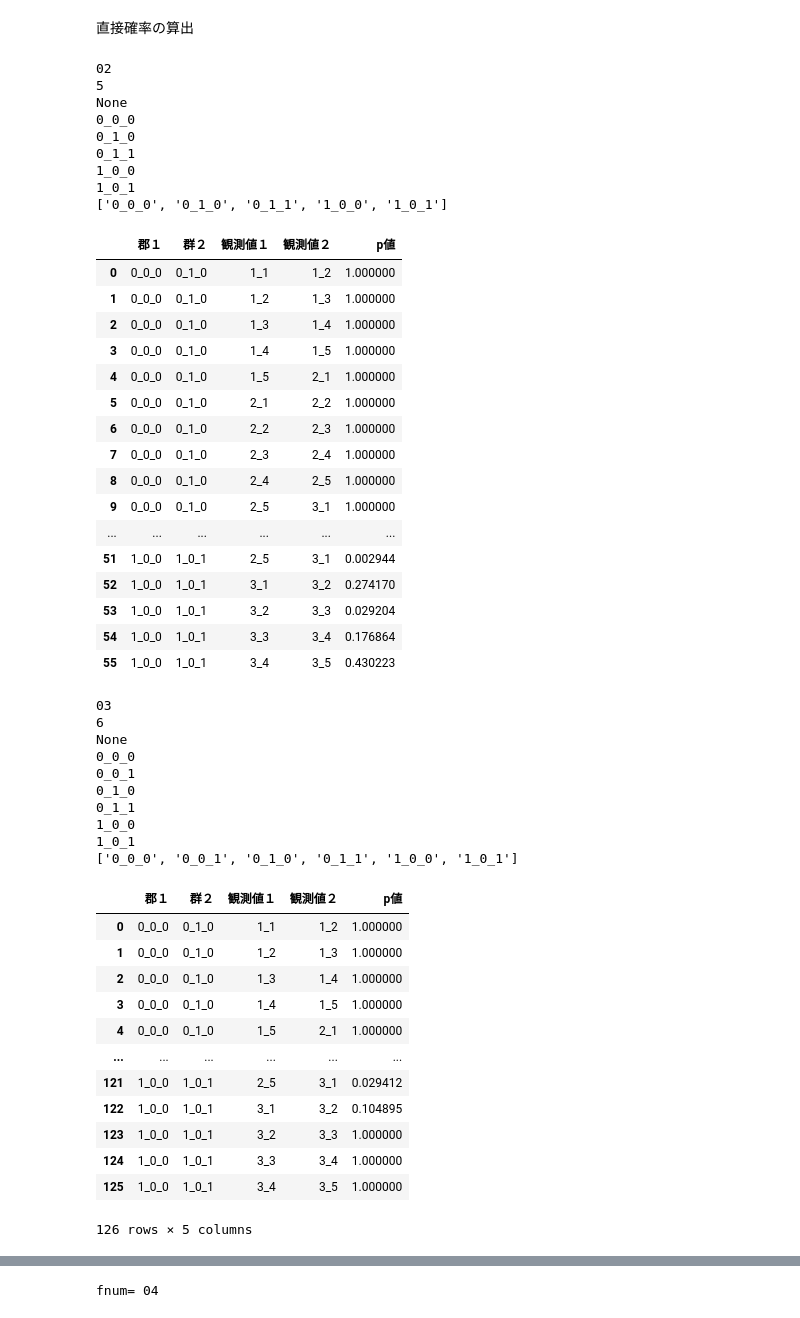
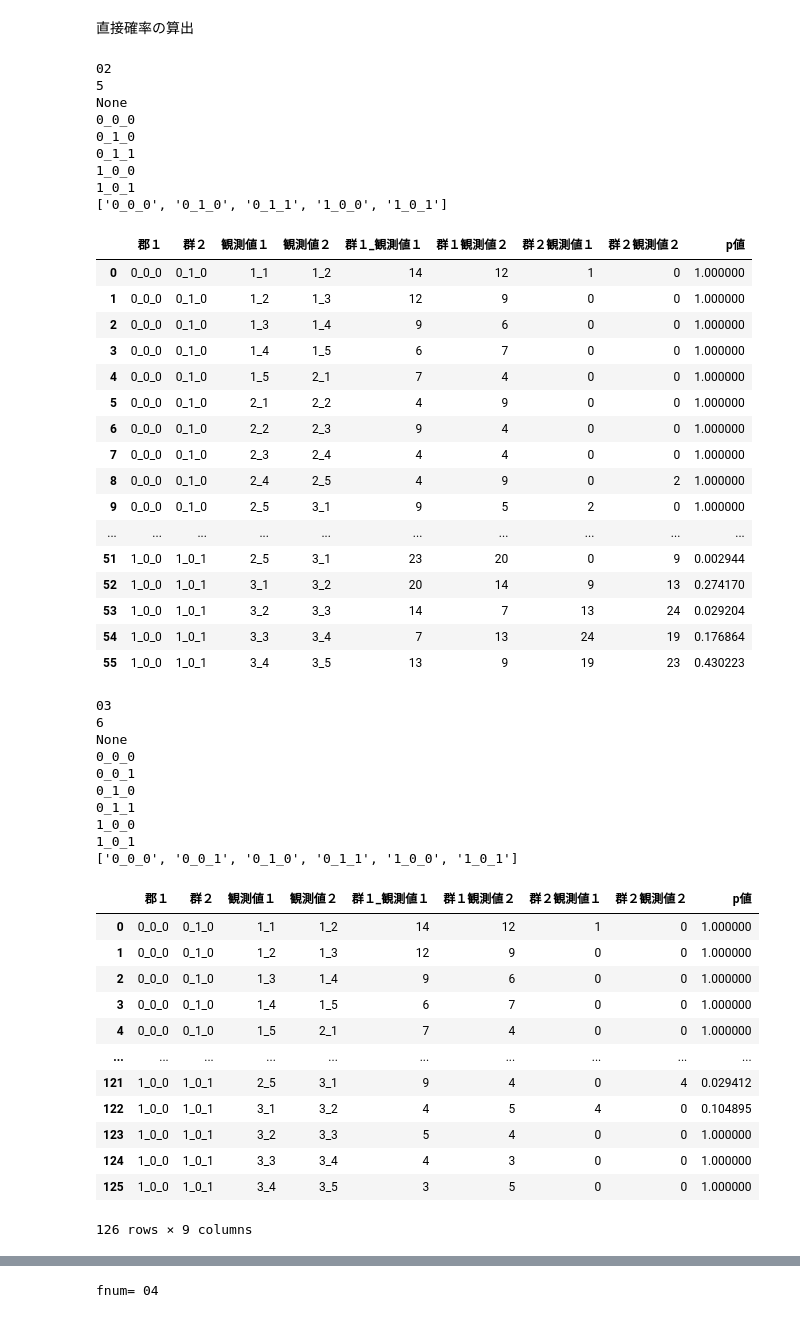
Before and after one commit to DaichiIto0805/monsakun_strategy, a Jupyter notebook: 関係文戦略.ipynb, the cells around one changed output, grey strips where cells are left out. Drawn from its saved outputs; the diff is of its cells as text; code cells hidden in the pictures.

```diff
--- a/関係文戦略.ipynb
+++ b/関係文戦略.ipynb
@@ -205,7 +205,7 @@ log_check\monsakun_log_check_r_s05.csv InputID_q_05.csv
 直接確率の算出
 # %%
 files = glob.glob('first_check/r_s_f_first_check_do_all_no_sum_??.csv')
-e_data = pd.DataFrame(columns = ['郡１','群２','観測値１','観測値２','p値'])
+e_data = pd.DataFrame(columns = ['郡１','群２','観測値１','観測値２','群１_観測値１','群１観測値２','群２観測値１','群２観測値２','p値'])
 for file in files:
   fnum = re.sub(r"\D","",file)
   print(fnum)
@@ -213,51 +213,51 @@ for file in files:
   print(print(len(df.index)))
   df2 = df.index
   df_index = []
   for element in df2:
     element = '_'.join(map(str,element))
     df_index.append(element)
     print(element)
   print(df_index)
   for i in range(len(df)-1):
     for j in range(len(df.columns)-1):
       data = [[df.iloc[i,j],df.iloc[i,j+1]],[df.iloc[i+1,j],df.iloc[i+1,j+1]]]
       # print(data)
       # print(df.index.values[i],df.columns.values[j],stats.fisher_exact(data)[1])
-      tmp_se = pd.Series([df_index[i],df_index[i+1],str(df.columns[j]),str(df.columns[j+1]),stats.fisher_exact(data)[1]],index=e_data.columns)
+      tmp_se = pd.Series([df_index[i],df_index[i+1],str(df.columns[j]),str(df.columns[j+1]),df.iloc[i,j],df.iloc[i,j+1],df.iloc[i+1,j],df.iloc[i+1,j+1],stats.fisher_exact(data)[1]],index=e_data.columns)
       tmp_seT = tmp_se.T
       e_data = e_data.append(tmp_se,ignore_index=True)
       # e_data = pd.concat([e_data,tmp_se],axis=1)
       # print(list(itertools.chain.from_iterable(data)))
   display(e_data)
   e_data.to_csv('exact_data/exact_data_'+str(fnum)+'.csv')
   # print(df.index[1])
 # %% [output]
 02
 5
 None
 0_0_0
 0_1_0
 0_1_1
 1_0_0
 1_0_1
 ['0_0_0', '0_1_0', '0_1_1', '1_0_0', '1_0_1']
-|  | 郡１ | 群２ | 観測値１ | 観測値２ | p値 |
-| 0 | 0_0_0 | 0_1_0 | 1_1 | 1_2 | 1.000000 |
-| 1 | 0_0_0 | 0_1_0 | 1_2 | 1_3 | 1.000000 |
-| 2 | 0_0_0 | 0_1_0 | 1_3 | 1_4 | 1.000000 |
-| 3 | 0_0_0 | 0_1_0 | 1_4 | 1_5 | 1.000000 |
-| 4 | 0_0_0 | 0_1_0 | 1_5 | 2_1 | 1.000000 |
-| 5 | 0_0_0 | 0_1_0 | 2_1 | 2_2 | 1.000000 |
-| 6 | 0_0_0 | 0_1_0 | 2_2 | 2_3 | 1.000000 |
-| 7 | 0_0_0 | 0_1_0 | 2_3 | 2_4 | 1.000000 |
-| 8 | 0_0_0 | 0_1_0 | 2_4 | 2_5 | 1.000000 |
-| 9 | 0_0_0 | 0_1_0 | 2_5 | 3_1 | 1.000000 |
-| ... | ... | ... | ... | ... | ... |
-| 51 | 1_0_0 | 1_0_1 | 2_5 | 3_1 | 0.002944 |
-| 52 | 1_0_0 | 1_0_1 | 3_1 | 3_2 | 0.274170 |
-| 53 | 1_0_0 | 1_0_1 | 3_2 | 3_3 | 0.029204 |
-| 54 | 1_0_0 | 1_0_1 | 3_3 | 3_4 | 0.176864 |
-| 55 | 1_0_0 | 1_0_1 | 3_4 | 3_5 | 0.430223 |
+|  | 郡１ | 群２ | 観測値１ | 観測値２ | 群１_観測値１ | 群１観測値２ | 群２観測値１ | 群２観測値２ | p値 |
+| 0 | 0_0_0 | 0_1_0 | 1_1 | 1_2 | 14 | 12 | 1 | 0 | 1.000000 |
+| 1 | 0_0_0 | 0_1_0 | 1_2 | 1_3 | 12 | 9 | 0 | 0 | 1.000000 |
+| 2 | 0_0_0 | 0_1_0 | 1_3 | 1_4 | 9 | 6 | 0 | 0 | 1.000000 |
+| 3 | 0_0_0 | 0_1_0 | 1_4 | 1_5 | 6 | 7 | 0 | 0 | 1.000000 |
+| 4 | 0_0_0 | 0_1_0 | 1_5 | 2_1 | 7 | 4 | 0 | 0 | 1.000000 |
+| 5 | 0_0_0 | 0_1_0 | 2_1 | 2_2 | 4 | 9 | 0 | 0 | 1.000000 |
+| 6 | 0_0_0 | 0_1_0 | 2_2 | 2_3 | 9 | 4 | 0 | 0 | 1.000000 |
+| 7 | 0_0_0 | 0_1_0 | 2_3 | 2_4 | 4 | 4 | 0 | 0 | 1.000000 |
+| 8 | 0_0_0 | 0_1_0 | 2_4 | 2_5 | 4 | 9 | 0 | 2 | 1.000000 |
+| 9 | 0_0_0 | 0_1_0 | 2_5 | 3_1 | 9 | 5 | 2 | 0 | 1.000000 |
+| ... | ... | ... | ... | ... | ... | ... | ... | ... | ... |
+| 51 | 1_0_0 | 1_0_1 | 2_5 | 3_1 | 23 | 20 | 0 | 9 | 0.002944 |
+| 52 | 1_0_0 | 1_0_1 | 3_1 | 3_2 | 20 | 14 | 9 | 13 | 0.274170 |
+| 53 | 1_0_0 | 1_0_1 | 3_2 | 3_3 | 14 | 7 | 13 | 24 | 0.029204 |
+| 54 | 1_0_0 | 1_0_1 | 3_3 | 3_4 | 7 | 13 | 24 | 19 | 0.176864 |
+| 55 | 1_0_0 | 1_0_1 | 3_4 | 3_5 | 13 | 9 | 19 | 23 | 0.430223 |
 03
 6
 None
@@ -268,19 +268,19 @@ None
 1_0_0
 1_0_1
 ['0_0_0', '0_0_1', '0_1_0', '0_1_1', '1_0_0', '1_0_1']
-|  | 郡１ | 群２ | 観測値１ | 観測値２ | p値 |
-| 0 | 0_0_0 | 0_1_0 | 1_1 | 1_2 | 1.000000 |
-| 1 | 0_0_0 | 0_1_0 | 1_2 | 1_3 | 1.000000 |
-| 2 | 0_0_0 | 0_1_0 | 1_3 | 1_4 | 1.000000 |
-| 3 | 0_0_0 | 0_1_0 | 1_4 | 1_5 | 1.000000 |
-| 4 | 0_0_0 | 0_1_0 | 1_5 | 2_1 | 1.000000 |
-| ... | ... | ... | ... | ... | ... |
-| 121 | 1_0_0 | 1_0_1 | 2_5 | 3_1 | 0.029412 |
-| 122 | 1_0_0 | 1_0_1 | 3_1 | 3_2 | 0.104895 |
-| 123 | 1_0_0 | 1_0_1 | 3_2 | 3_3 | 1.000000 |
-| 124 | 1_0_0 | 1_0_1 | 3_3 | 3_4 | 1.000000 |
-| 125 | 1_0_0 | 1_0_1 | 3_4 | 3_5 | 1.000000 |
+|  | 郡１ | 群２ | 観測値１ | 観測値２ | 群１_観測値１ | 群１観測値２ | 群２観測値１ | 群２観測値２ | p値 |
+| 0 | 0_0_0 | 0_1_0 | 1_1 | 1_2 | 14 | 12 | 1 | 0 | 1.000000 |
+| 1 | 0_0_0 | 0_1_0 | 1_2 | 1_3 | 12 | 9 | 0 | 0 | 1.000000 |
+| 2 | 0_0_0 | 0_1_0 | 1_3 | 1_4 | 9 | 6 | 0 | 0 | 1.000000 |
+| 3 | 0_0_0 | 0_1_0 | 1_4 | 1_5 | 6 | 7 | 0 | 0 | 1.000000 |
+| 4 | 0_0_0 | 0_1_0 | 1_5 | 2_1 | 7 | 4 | 0 | 0 | 1.000000 |
+| ... | ... | ... | ... | ... | ... | ... | ... | ... | ... |
+| 121 | 1_0_0 | 1_0_1 | 2_5 | 3_1 | 9 | 4 | 0 | 4 | 0.029412 |
+| 122 | 1_0_0 | 1_0_1 | 3_1 | 3_2 | 4 | 5 | 4 | 0 | 0.104895 |
+| 123 | 1_0_0 | 1_0_1 | 3_2 | 3_3 | 5 | 4 | 0 | 0 | 1.000000 |
+| 124 | 1_0_0 | 1_0_1 | 3_3 | 3_4 | 4 | 3 | 0 | 0 | 1.000000 |
+| 125 | 1_0_0 | 1_0_1 | 3_4 | 3_5 | 3 | 5 | 0 | 0 | 1.000000 |
-126 rows × 5 columns
+126 rows × 9 columns
 04
 6
 None
```
Also changed, not shown: parts of 1 cell of this notebook, 4 other files.
